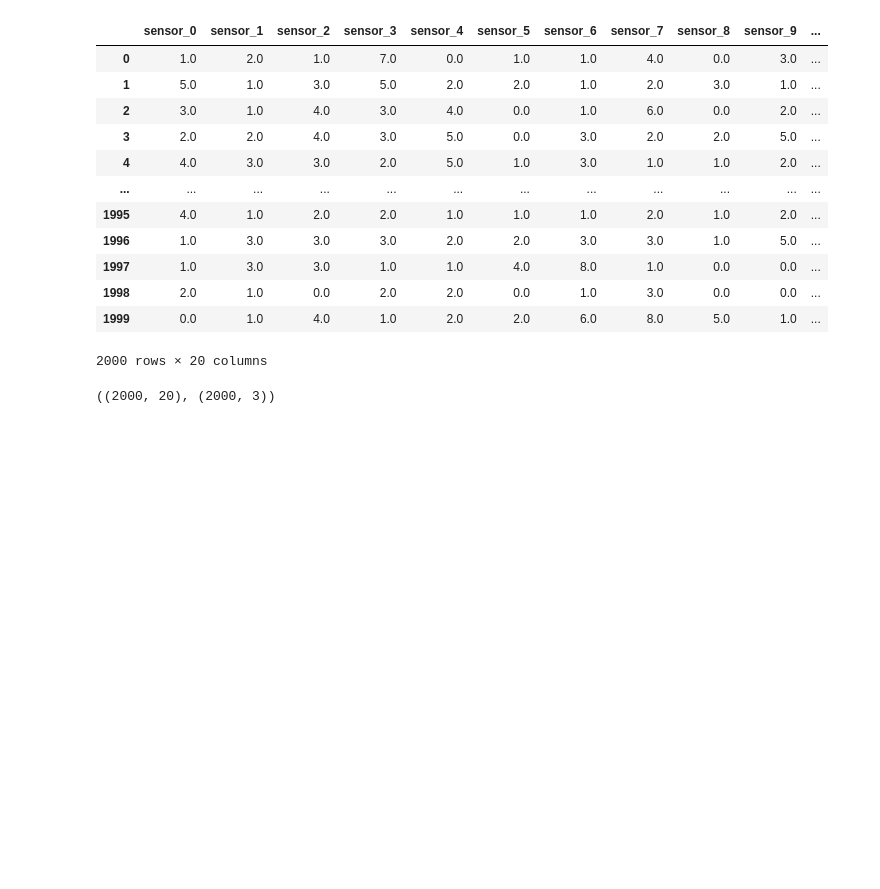
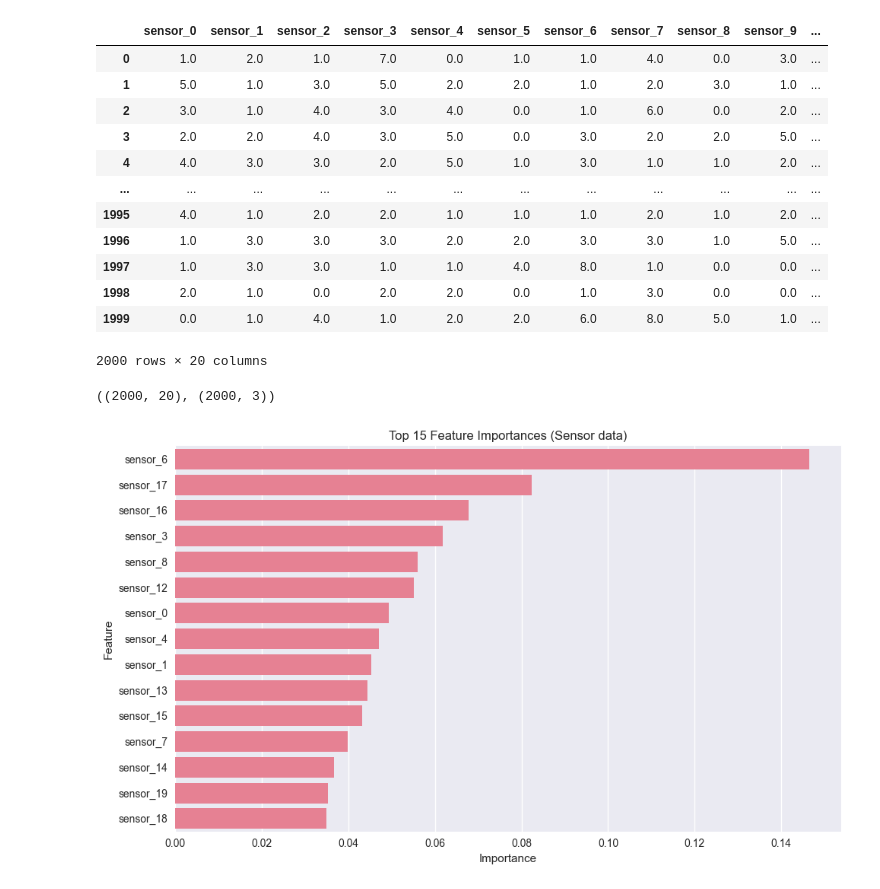
Before and after one commit to Dharsan2024/Smart_irrigation_AICTE_SHELL, a Jupyter notebook: Smart_Irrigation/Irrigation_System.ipynb, the cells around one changed output. Cells and saved outputs as stored; diff of their text form; code cells hidden in the pictures; blank space fills up the shorter version.

```diff
--- a/Smart_Irrigation/Irrigation_System.ipynb
+++ b/Smart_Irrigation/Irrigation_System.ipynb
@@ -185,3 +142,22 @@ X
 X.shape, y.shape
 # %% [output]
 ((2000, 20), (2000, 3))
+# %%
+# Fitting the MultiOutputClassifier with RandomForestClassifier
+model = MultiOutputClassifier(RandomForestClassifier(random_state=42))
+model.fit(X, y)
+
+importances = model.estimators_[0].feature_importances_
+feature_names = X.columns
+
+feat_df = pd.DataFrame({"Feature": feature_names, "Importance": importances})
+feat_df = feat_df.sort_values("Importance", ascending=False)
+
+# Plot
+plt.figure(figsize=(10, 6))
+sns.barplot(x="Importance", y="Feature", data=feat_df.head(15))
+plt.title("Top 15 Feature Importances (Sensor data)")
+plt.tight_layout()
+plt.show()
+# %% [output]
+[figure, added]
```
Also changed, not shown: parts of 8 cells of this notebook.
